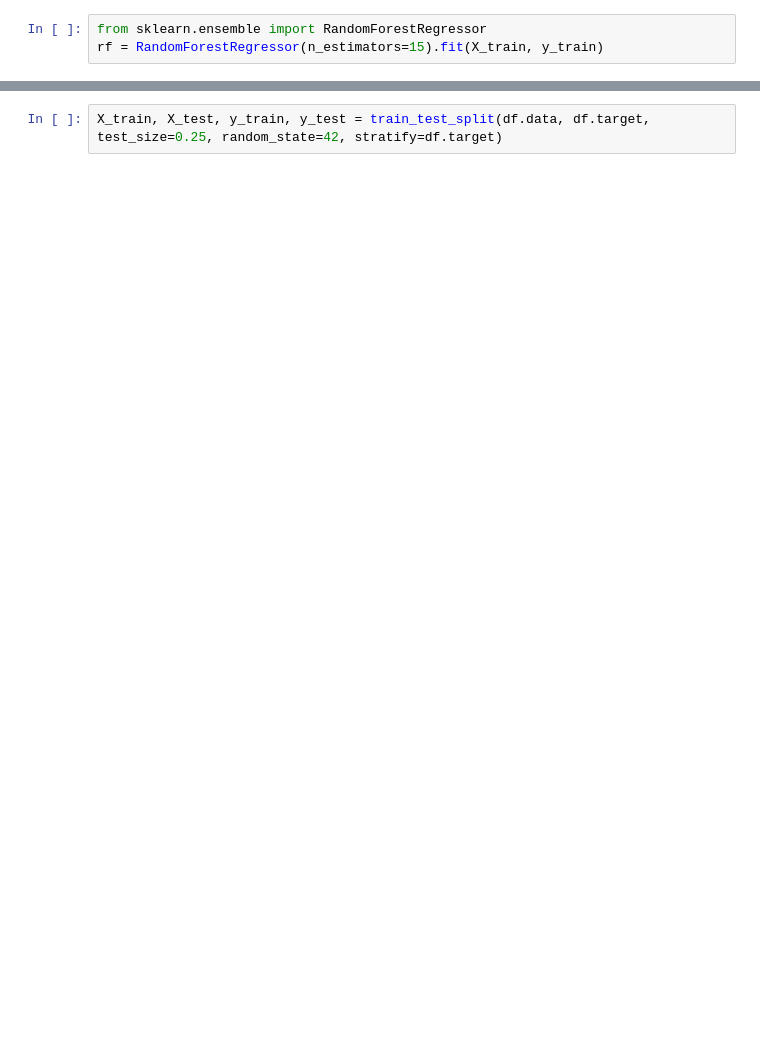
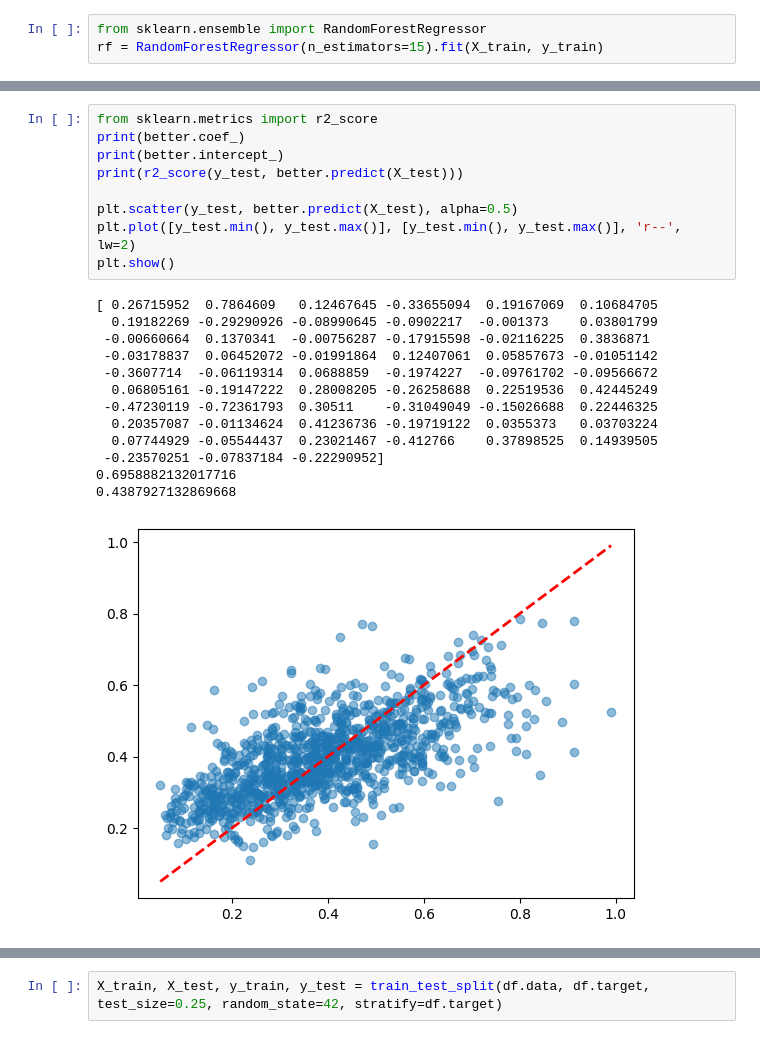
Before and after one commit to BUSH222/misis_ml_course_sem6, a Jupyter notebook: ML5.4 target/5.4.ipynb, the cells around one changed output, grey strips where cells are left out. Drawn from its saved outputs; the diff is of its cells as text; blank space fills up the shorter version.

```diff
--- a/ML5.4 target/5.4.ipynb
+++ b/ML5.4 target/5.4.ipynb
@@ -57,3 +107,26 @@ better.score(X_test, y_test)
+# %%
+from sklearn.metrics import r2_score
+print(better.coef_)
+print(better.intercept_)
+print(r2_score(y_test, better.predict(X_test)))
+
+plt.scatter(y_test, better.predict(X_test), alpha=0.5)
+plt.plot([y_test.min(), y_test.max()], [y_test.min(), y_test.max()], 'r--', lw=2)
+plt.show()
+# %% [output]
+[ 0.26715952  0.7864609   0.12467645 -0.33655094  0.19167069  0.10684705
+  0.19182269 -0.29290926 -0.08990645 -0.0902217  -0.001373    0.03801799
+ -0.00660664  0.1370341  -0.00756287 -0.17915598 -0.02116225  0.3836871
+ -0.03178837  0.06452072 -0.01991864  0.12407061  0.05857673 -0.01051142
+ -0.3607714  -0.06119314  0.0688859  -0.1974227  -0.09761702 -0.09566672
+  0.06805161 -0.19147222  0.28008205 -0.26258688  0.22519536  0.42445249
+ -0.47230119 -0.72361793  0.30511    -0.31049049 -0.15026688  0.22446325
+  0.20357087 -0.01134624  0.41236736 -0.19719122  0.0355373   0.03703224
+  0.07744929 -0.05544437  0.23021467 -0.412766    0.37898525  0.14939505
+ -0.23570251 -0.07837184 -0.22290952]
+0.6958882132017716
+0.4387927132869668
+[figure, added]
 # %%
 df = fetch_openml("balance-scale", version=1)
 
```
Also changed, not shown: parts of 48 cells of this notebook.
